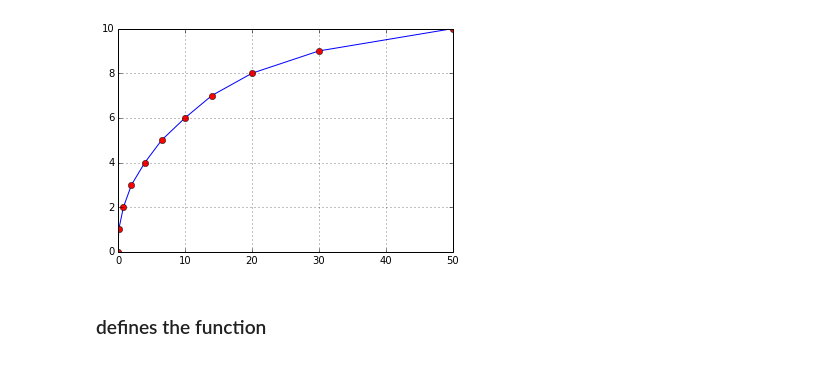
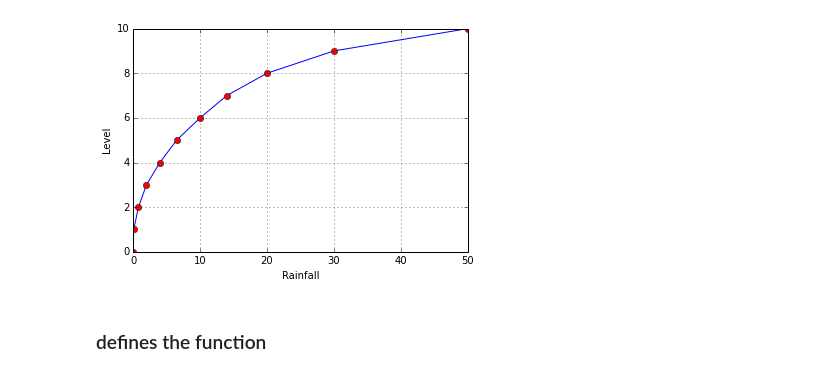
Before and after one commit to nicolasfauchereau/fit_rain_levels, a Jupyter notebook: fit_rain_levels.ipynb, the cells around one changed output. Saved outputs shown, nothing was run; the diff lists cells and outputs as text; code cells hidden in the pictures.

```diff
--- a/fit_rain_levels.ipynb
+++ b/fit_rain_levels.ipynb
@@ -27,12 +25,15 @@ data
 | 8 | 20.0 | 8 |
 | 9 | 30.0 | 9 |
 | 10 | 50.0 | 10 |
-# %%
-plt.plot(data['rain'], data['level'], 'b')
-plt.plot(data['rain'], data['level'], 'ro')
-plt.grid()
-# %% [output]
-[figure, removed]
+# %%
+f, ax = plt.subplots()
+ax.plot(data['Rainfall'], data['Level'], 'b')
+ax.plot(data['Rainfall'], data['Level'], 'ro')
+ax.set_xlabel('Rainfall')
+ax.set_ylabel('Level')
+ax.grid()
+# %% [output]
+[figure, added]
 # %% [markdown]
 ### defines the function
 # %%
```
Also changed, not shown: parts of 9 cells of this notebook, 4 other files.
